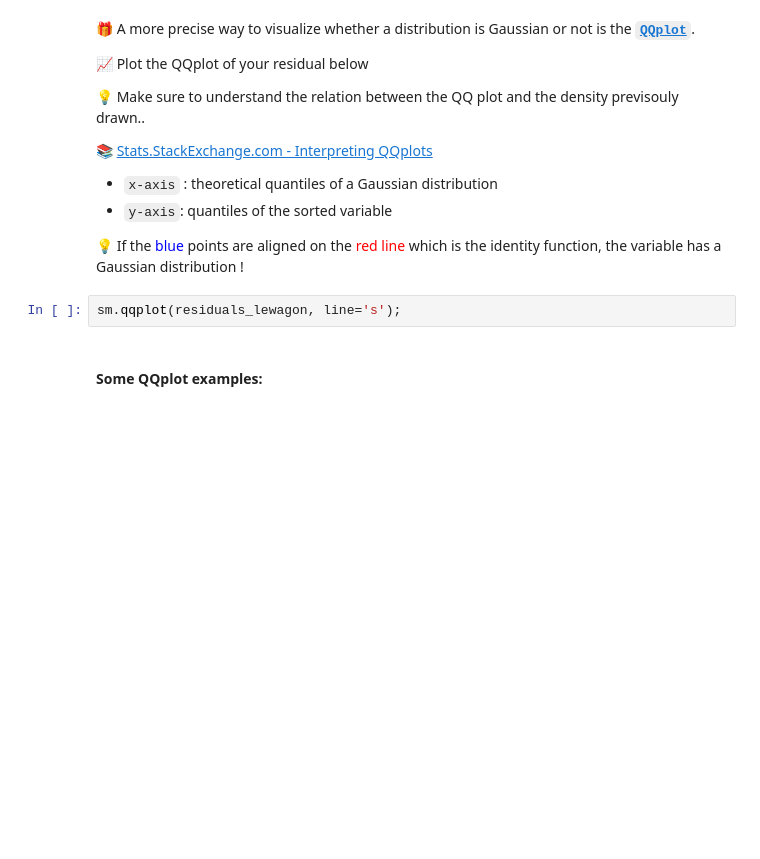
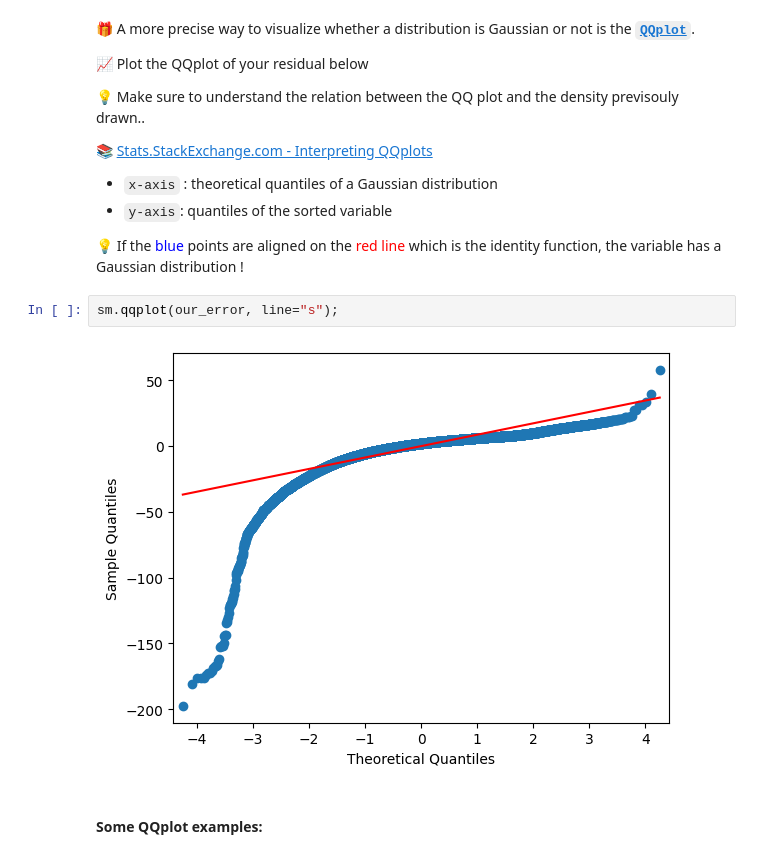
Before and after one commit to trouni/batch-1106, a Jupyter notebook: recaps/delivery_time.ipynb, the cells around one changed output. Cells and saved outputs as stored; diff of their text form; blank space fills up the shorter version.

```diff
--- a/recaps/delivery_time.ipynb
+++ b/recaps/delivery_time.ipynb
@@ -148,7 +338,9 @@ baseline_RMSE
 
 💡 If the <span style="color:blue">blue</span> points are aligned on the <span style="color:red">red line</span> which is the identity function, the variable has a Gaussian distribution !
 # %%
-sm.qqplot(residuals_lewagon, line='s');
+sm.qqplot(our_error, line="s");
+# %% [output]
+[figure, added]
 # %% [markdown]
 #### Some QQplot examples:
 # %% [markdown]
```
Also changed, not shown: parts of 39 cells of this notebook.
